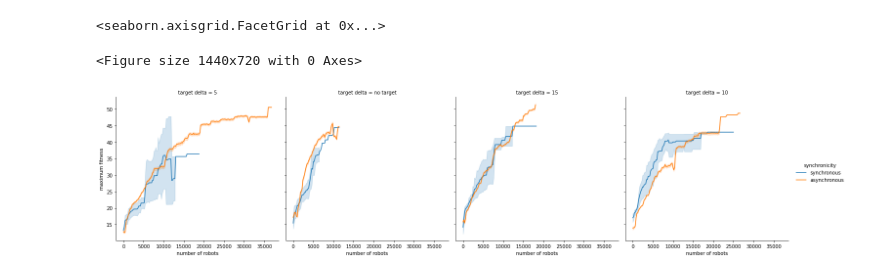
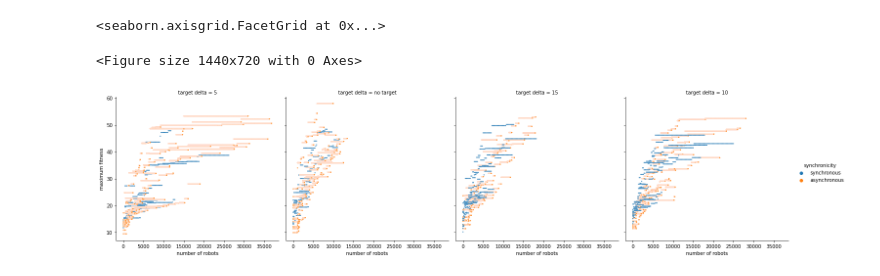
Before and after one commit to LeniLeGoff/py_async_ea, a Jupyter notebook: plotting/m2w_analysis_2.ipynb, the cells around one changed output. Cells and saved outputs as stored; diff of their text form; code cells hidden in the pictures.

```diff
--- a/plotting/m2w_analysis_2.ipynb
+++ b/plotting/m2w_analysis_2.ipynb
@@ -38,12 +40,12 @@ g.set_axis_labels("computational time","maximum fitness")
 # %%
 fig = plt.gcf()
 fig.set_size_inches(20,10)
-g = sns.relplot(data=fit_data,kind="line",x="Number of robots",y="max fit",hue="synchronicity",col="target delta")
+g = sns.relplot(data=fit_data,kind="scatter",s=5,x="number of robots",y="max fit",hue="synchronicity",col="target delta")
 g.set_axis_labels("number of robots","maximum fitness")
 # %% [output]
 <seaborn.axisgrid.FacetGrid at 0x...>
 <Figure size 1440x720 with 0 Axes>
-[figure, old version]
+[figure, new version]
 # %%
 fig = plt.gcf()
 fig.set_size_inches(20,10)
```
Also changed, not shown: parts of 27 cells of this notebook, 1 other file.
